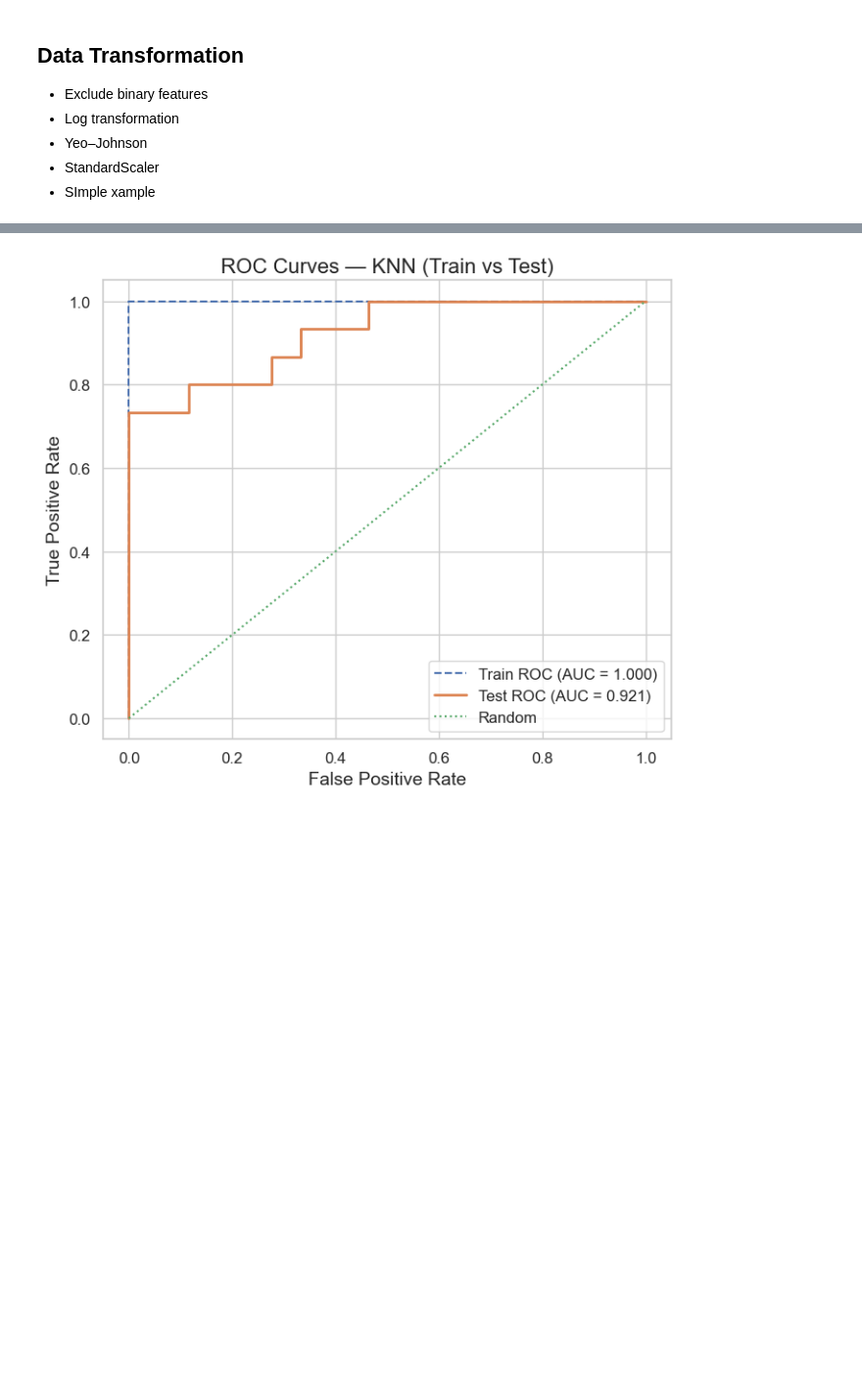
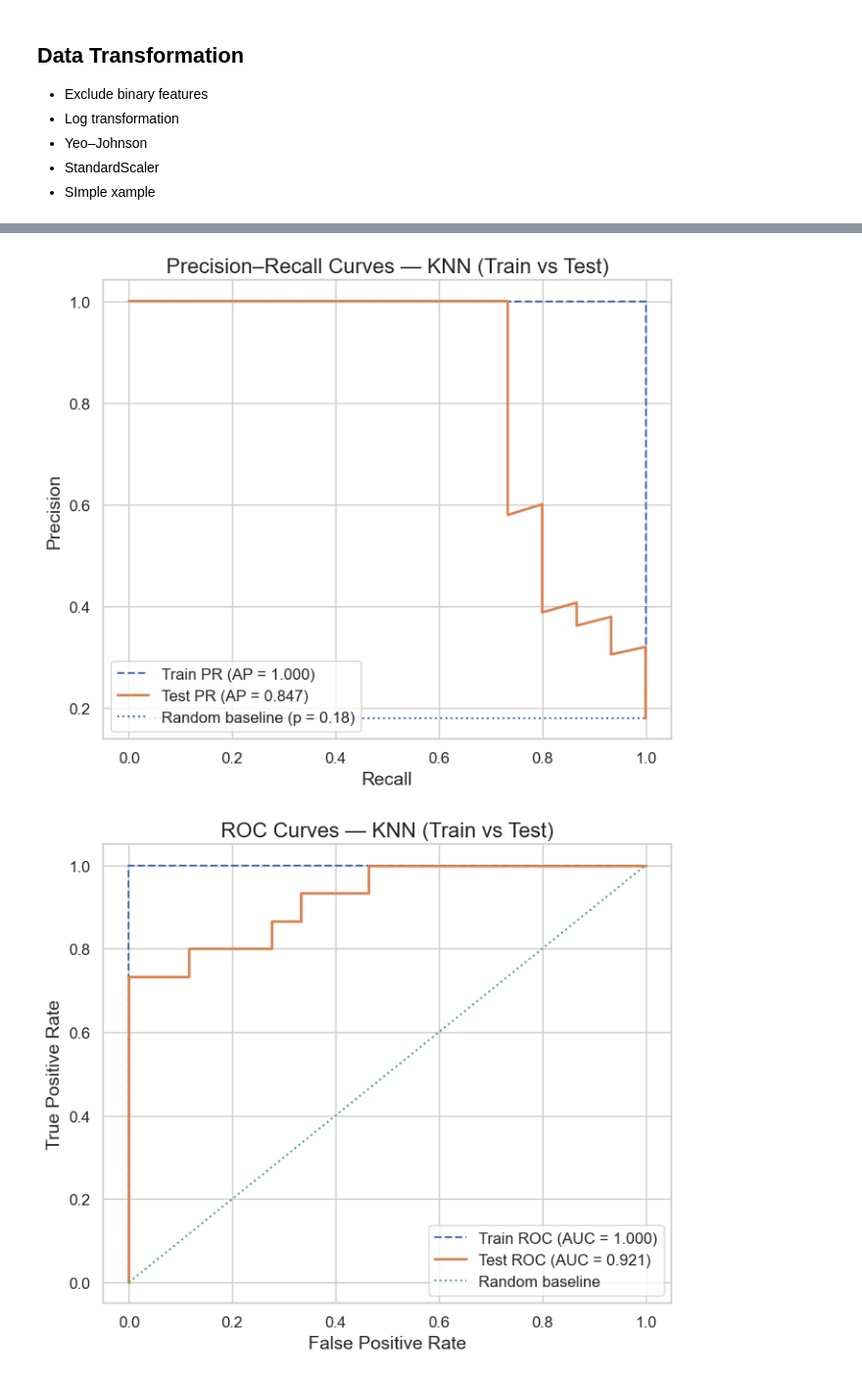
Before and after one commit to SOMNIVM/STA2546, a Jupyter notebook: Big Project Project 3 Group/Non-Parametric Methods Dinghui Chen.ipynb, the cells around one changed output, grey strips where cells are left out. Shown at 98% size. Drawn from its saved outputs; the diff is of its cells as text; code cells hidden in the pictures; blank space fills up the shorter version.

```diff
--- a/Big Project Project 3 Group/Non-Parametric Methods Dinghui Chen.ipynb
+++ b/Big Project Project 3 Group/Non-Parametric Methods Dinghui Chen.ipynb
@@ -336,44 +344,89 @@ Best setting CV ROC AUC mean ± std: 0.9543 ± 0.0346
 # %%
 import matplotlib.pyplot as plt
-from sklearn.metrics import roc_curve, roc_auc_score
+from sklearn.metrics import precision_recall_curve, average_precision_score
 
 # ---- Get predicted probabilities ----
 train_proba = best_model.predict_proba(X_train)[:, 1]
 test_proba  = best_model.predict_proba(X_test)[:, 1]
 
+# ---- Precision–Recall curve points ----
+precision_train, recall_train, _ = precision_recall_curve(y_train, train_proba)
+precision_test,  recall_test,  _ = precision_recall_curve(y_test, test_proba)
+
+# ---- PR AUC (Average Precision) ----
+ap_train = average_precision_score(y_train, train_proba)
+ap_test  = average_precision_score(y_test, test_proba)
+
+# ---- Plot ----
+plt.figure(figsize=(7, 6))
+
+plt.plot(
+    recall_train, precision_train,
+    linestyle="--",
+    label=f"Train PR (AP = {ap_train:.3f})"
+)
+
+plt.plot(
+    recall_test, precision_test,
+    linewidth=2,
+    label=f"Test PR (AP = {ap_test:.3f})"
+)
+
+# Baseline: random classifier precision = prevalence
+baseline = y_test.mean()
+plt.hlines(
+    baseline, xmin=0, xmax=1,
+    linestyles=":",
+    label=f"Random baseline (p = {baseline:.2f})"
+)
+
+plt.xlabel("Recall")
+plt.ylabel("Precision")
+plt.title("Precision–Recall Curves — KNN (Train vs Test)")
+plt.legend(loc="lower left")
+plt.grid(True)
+
+plt.tight_layout()
+plt.show()
+
+# ROC AUC
+import matplotlib.pyplot as plt
+from sklearn.metrics import roc_curve, roc_auc_score
+
 # ---- ROC curve points ----
 fpr_train, tpr_train, _ = roc_curve(y_train, train_proba)
 fpr_test,  tpr_test,  _ = roc_curve(y_test, test_proba)
 
-# ---- AUC values ----
+# ---- ROC AUC values ----
 auc_train = roc_auc_score(y_train, train_proba)
 auc_test  = roc_auc_score(y_test, test_proba)
 
 # ---- Plot ----
 plt.figure(figsize=(7, 6))
 
 plt.plot(
     fpr_train, tpr_train,
-    label=f"Train ROC (AUC = {auc_train:.3f})",
-    linestyle="--"
+    linestyle="--",
+    label=f"Train ROC (AUC = {auc_train:.3f})"
 )
 
 plt.plot(
     fpr_test, tpr_test,
-    label=f"Test ROC (AUC = {auc_test:.3f})",
-    linewidth=2
+    linewidth=2,
+    label=f"Test ROC (AUC = {auc_test:.3f})"
 )
 
-# Diagonal (random classifier)
-plt.plot([0, 1], [0, 1], linestyle=":", label="Random")
+# Random classifier baseline
+plt.plot([0, 1], [0, 1], linestyle=":", label="Random baseline")
 
 plt.xlabel("False Positive Rate")
 plt.ylabel("True Positive Rate")
 plt.title("ROC Curves — KNN (Train vs Test)")
 plt.legend(loc="lower right")
 plt.grid(True)
 
 plt.tight_layout()
 plt.show()
 # %% [output]
-[figure, old version]
+[figure, new version]
+[figure, added]
```
Also changed, not shown: parts of 24 cells of this notebook.
